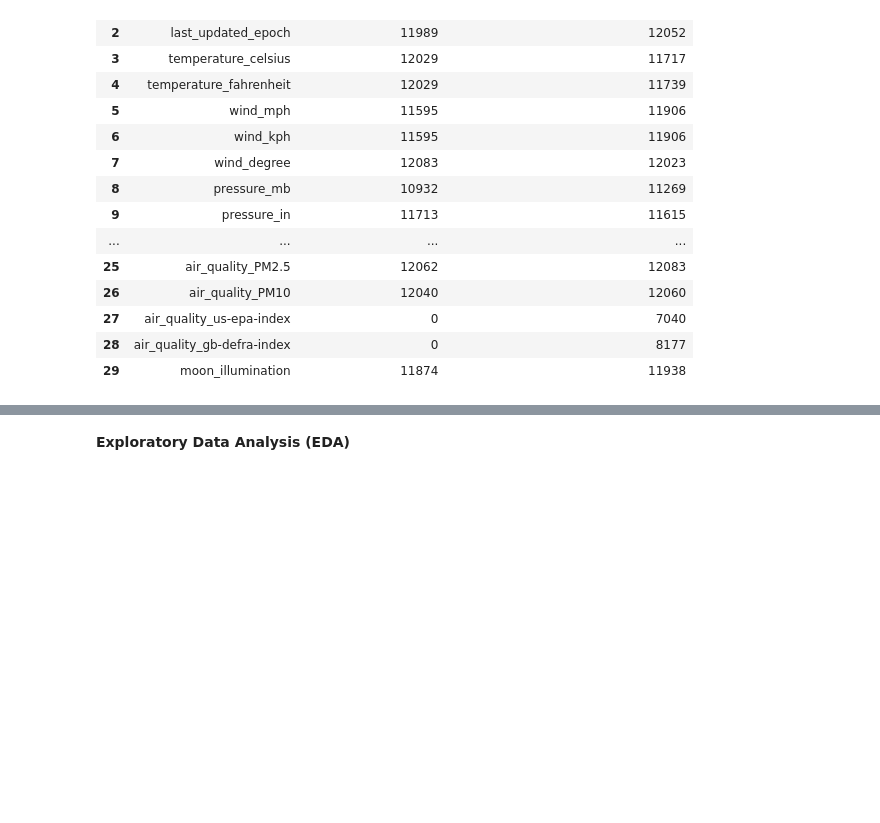
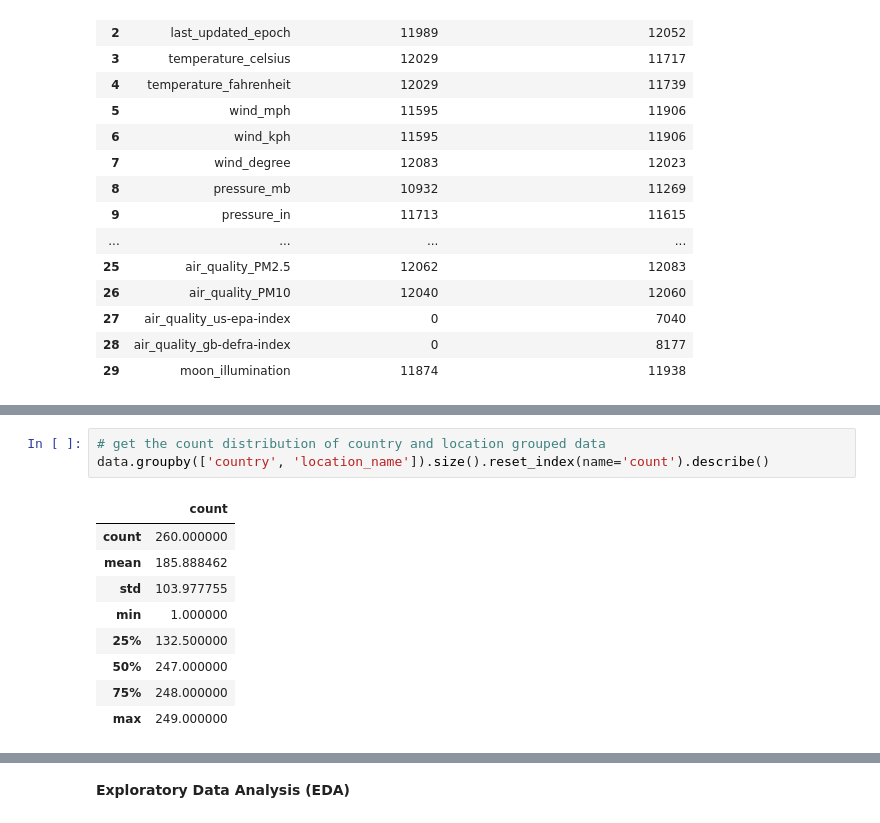
Before and after one commit to uttam-in/Weather-Trend-Forecasting, a Jupyter notebook: Basic_Assessment.ipynb, the cells around one changed output, grey strips where cells are left out. Cells and saved outputs as stored; diff of their text form; blank space fills up the shorter version.

```diff
--- a/Basic_Assessment.ipynb
+++ b/Basic_Assessment.ipynb
@@ -128,0 +147,13 @@ outliers_df
+# %%
+# get the count distribution of country and location grouped data
+data.groupby(['country', 'location_name']).size().reset_index(name='count').describe()
+# %% [output]
+|  | count |
+| count | 260.000000 |
+| mean | 185.888462 |
+| std | 103.977755 |
+| min | 1.000000 |
+| 25% | 132.500000 |
+| 50% | 247.000000 |
+| 75% | 248.000000 |
+| max | 249.000000 |
```
Also changed, not shown: parts of 15 cells of this notebook, 4 other files.
